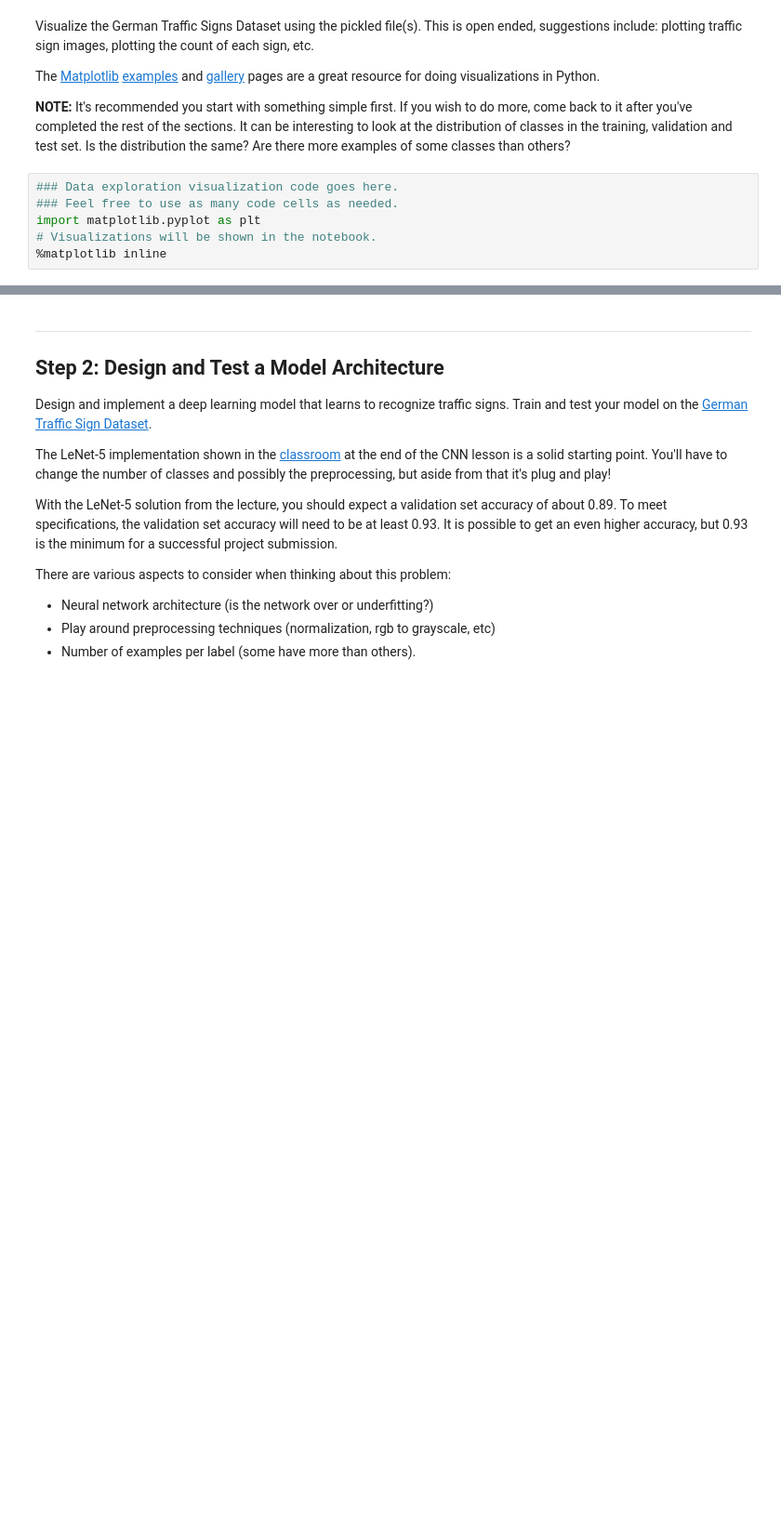
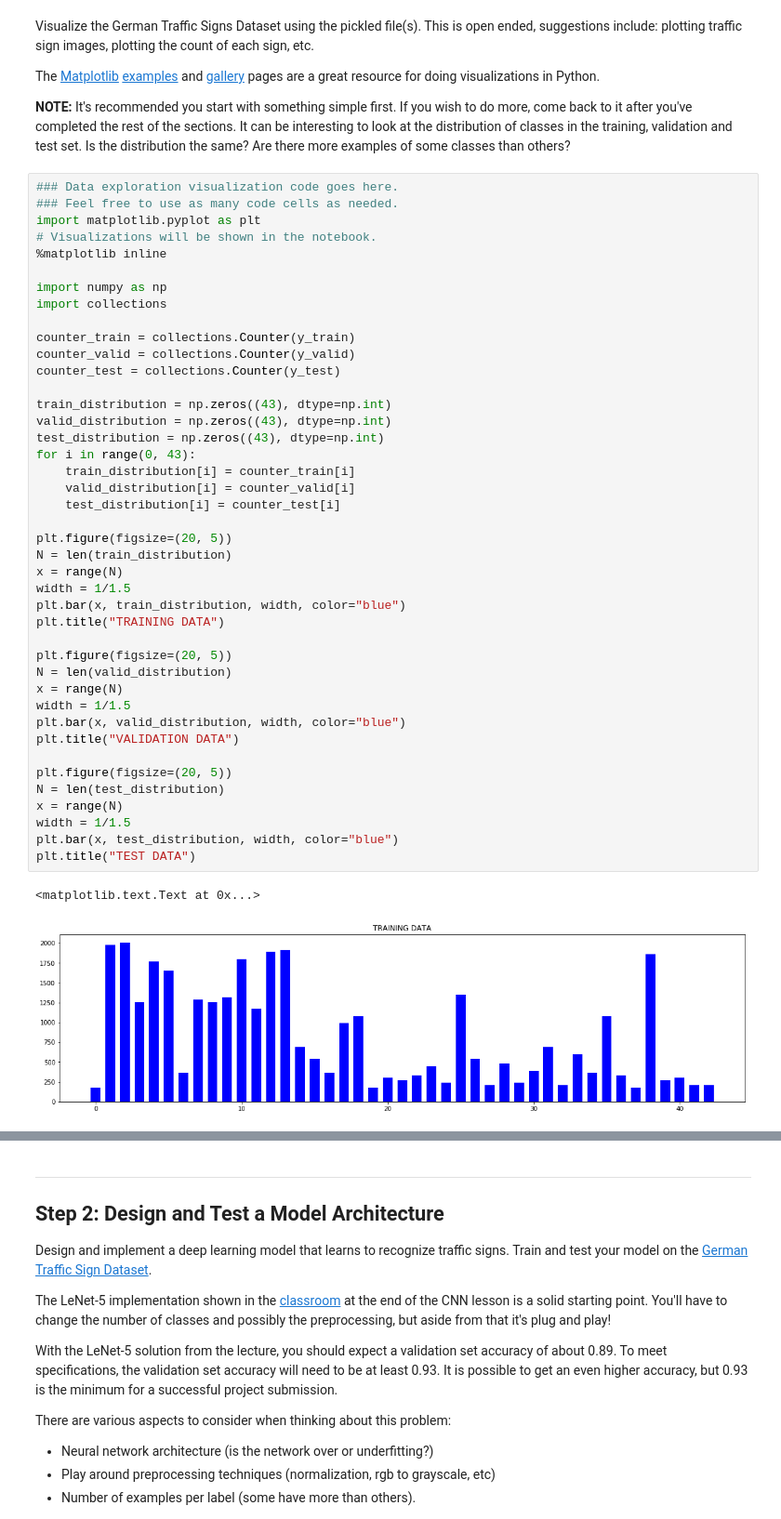
Before and after one commit to Erazor1980/CarND-P2, a Jupyter notebook: Traffic_Sign_Classifier_LC.ipynb, the cells around one changed output, grey strips where cells are left out. Shown at 93% size. Drawn from its saved outputs; the diff is of its cells as text; blank space fills up the shorter version.

Commit message:
- added data visualization (plots) - some minor improvements

```diff
--- a/Traffic_Sign_Classifier_LC.ipynb
+++ b/Traffic_Sign_Classifier_LC.ipynb
@@ -84,9 +84,48 @@ Visualize the German Traffic Signs Dataset using the pickled file(s). This is op
 The [Matplotlib](http://matplotlib.org/) [examples](http://matplotlib.org/examples/index.html) and [gallery](http://matplotlib.org/gallery.html) pages are a great resource for doing visualizations in Python.
 
 **NOTE:** It's recommended you start with something simple first. If you wish to do more, come back to it after you've completed the rest of the sections. It can be interesting to look at the distribution of classes in the training, validation and test set. Is the distribution the same? Are there more examples of some classes than others?
-# %%
-### Data exploration visualization code goes here.
-### Feel free to use as many code cells as needed.
-import matplotlib.pyplot as plt
-# Visualizations will be shown in the notebook.
-%matplotlib inline
+# %%
+### Data exploration visualization code goes here.
+### Feel free to use as many code cells as needed.
+import matplotlib.pyplot as plt
+# Visualizations will be shown in the notebook.
+%matplotlib inline
+
+import numpy as np
+import collections
+
+counter_train = collections.Counter(y_train)
+counter_valid = collections.Counter(y_valid)
+counter_test = collections.Counter(y_test)
+
+train_distribution = np.zeros((43), dtype=np.int)
+valid_distribution = np.zeros((43), dtype=np.int)
+test_distribution = np.zeros((43), dtype=np.int)
+for i in range(0, 43):
+    train_distribution[i] = counter_train[i]
+    valid_distribution[i] = counter_valid[i]
+    test_distribution[i] = counter_test[i]
+
+plt.figure(figsize=(20, 5))
+N = len(train_distribution)
+x = range(N)
+width = 1/1.5
+plt.bar(x, train_distribution, width, color="blue")
+plt.title("TRAINING DATA")
+
+plt.figure(figsize=(20, 5))
+N = len(valid_distribution)
+x = range(N)
+width = 1/1.5
+plt.bar(x, valid_distribution, width, color="blue")
+plt.title("VALIDATION DATA")
+
+plt.figure(figsize=(20, 5))
+N = len(test_distribution)
+x = range(N)
+width = 1/1.5
+plt.bar(x, test_distribution, width, color="blue")
+plt.title("TEST DATA")
+# %% [output]
+<matplotlib.text.Text at 0x...>
+[figure, added]
```
Also changed, not shown: parts of 6 cells of this notebook.
